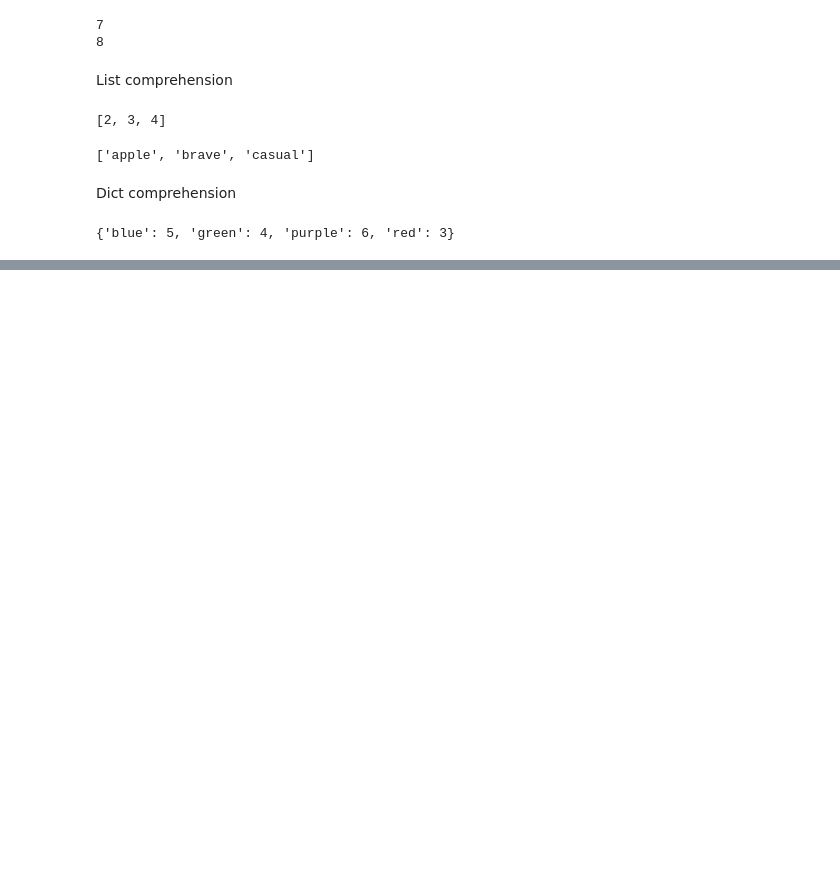
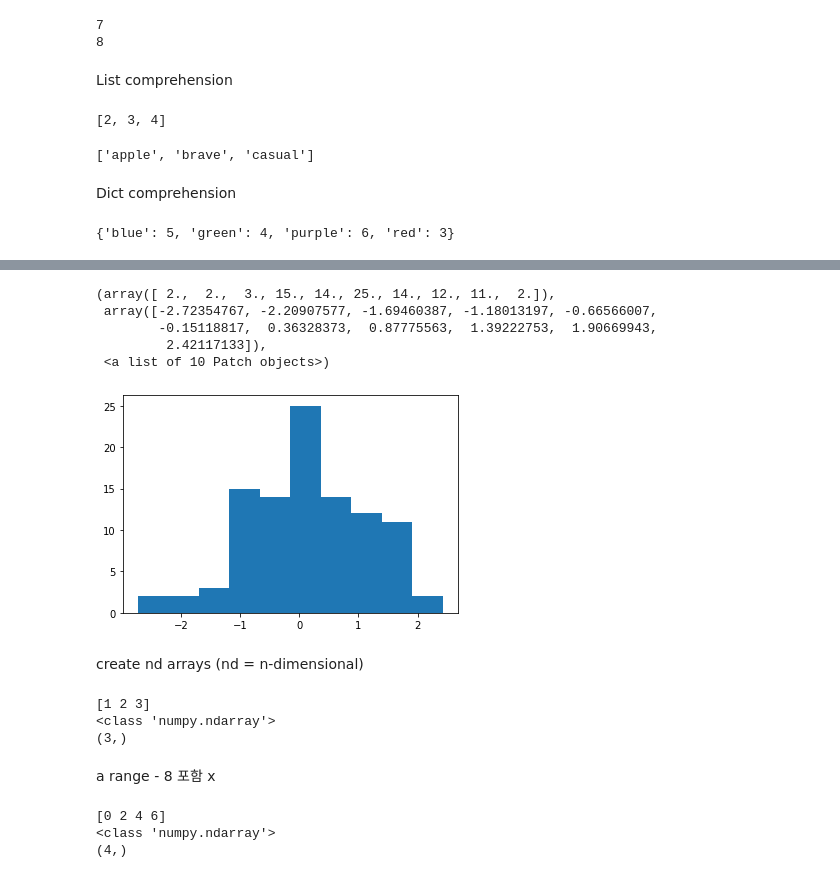
Before and after one commit to cheongseungkyu/make-it-happen, a Jupyter notebook: 20220316.ipynb, the cells around one changed output, grey strips where cells are left out. Cells and saved outputs as stored; diff of their text form; code cells hidden in the pictures; blank space fills up the shorter version.

```diff
--- a/20220316.ipynb
+++ b/20220316.ipynb
@@ -388,0 +457,12 @@ c
+# %%
+from matplotlib.pyplot import hist
+hist(n)
+# %% [output]
+(array([ 2.,  2.,  3., 15., 14., 25., 14., 12., 11.,  2.]),
+ array([-2.72354767, -2.20907577, -1.69460387, -1.18013197, -0.66566007,
+        -0.15118817,  0.36328373,  0.87775563,  1.39222753,  1.90669943,
+         2.42117133]),
+ <a list of 10 Patch objects>)
+[figure, added]
+# %% [markdown]
+create nd arrays (nd = n-dimensional)
@@ -388,0 +471,20 @@ c
+# %%
+x = np.array([1,2,3])
+print(x)
+print(type(x))
+print(x.shape)
+# %% [output]
+[1 2 3]
+<class 'numpy.ndarray'>
+(3,)
+# %% [markdown]
+a range - 8 포함 x
+# %%
+x = np.arange(0,8,2)
+print(x)
+print(type(x))
+print(x.shape)
+# %% [output]
+[0 2 4 6]
+<class 'numpy.ndarray'>
+(4,)
```
Also changed, not shown: parts of 17 cells of this notebook.
